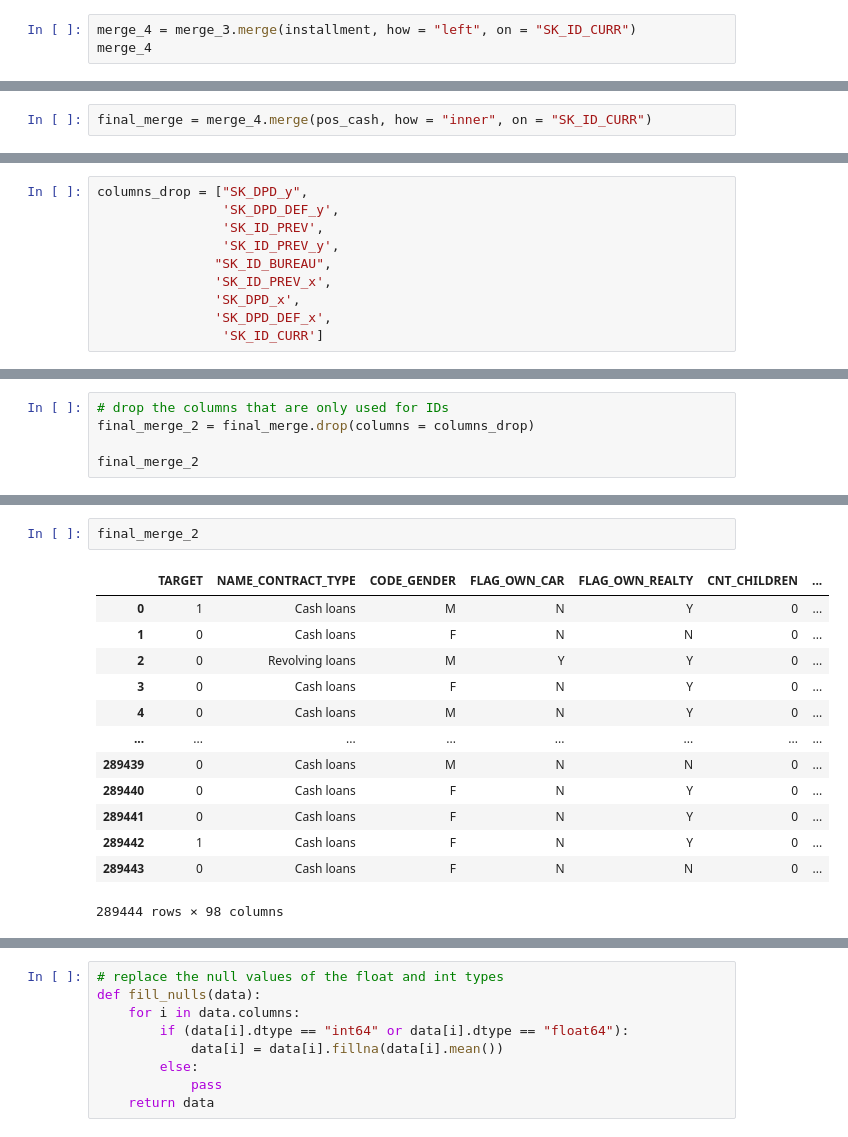
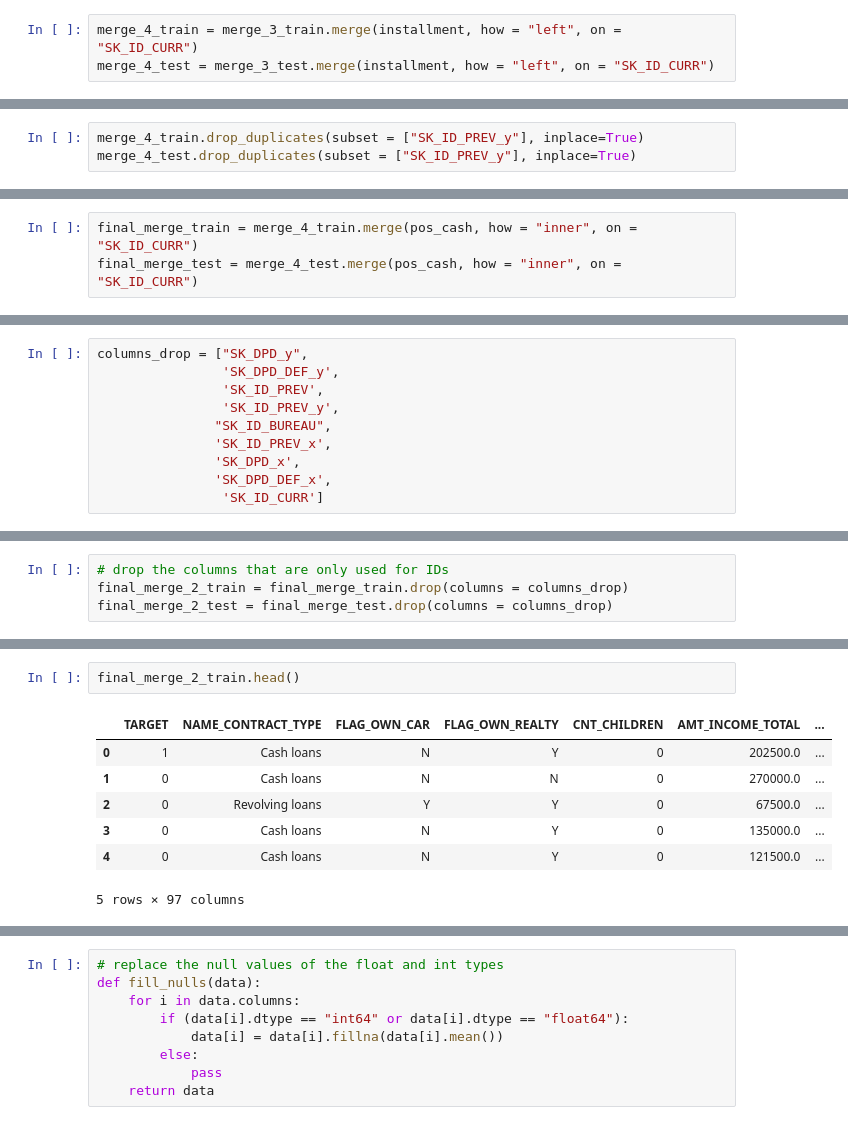
Before and after one commit to justinm329/Home_Credit_Risk, a Jupyter notebook: Credit_Risk.ipynb, the cells around one changed output, grey strips where cells are left out. Saved outputs shown, nothing was run; the diff lists cells and outputs as text.

```diff
--- a/Credit_Risk.ipynb
+++ b/Credit_Risk.ipynb
@@ -654,5 +720,5 @@ installment
 | 13585675 | 1847946 | 405063 | 0.0 | 24 | -2543.0 | ... |
 339587 rows × 8 columns
 # %%
-merge_4 = merge_3.merge(installment, how = "left", on = "SK_ID_CURR")
-merge_4
+merge_4_train = merge_3_train.merge(installment, how = "left", on = "SK_ID_CURR")
+merge_4_test = merge_3_test.merge(installment, how = "left", on = "SK_ID_CURR")
@@ -684,0 +739,3 @@ merge_4["SK_ID_CURR"].duplicated().sum()
+# %%
+merge_4_train.drop_duplicates(subset = ["SK_ID_PREV_y"], inplace=True)
+merge_4_test.drop_duplicates(subset = ["SK_ID_PREV_y"], inplace=True)
@@ -766,4 +848,5 @@ pos_cash["SK_ID_CURR"].duplicated().sum()
 # %%
 pos_cash.drop_duplicates(subset = ["SK_ID_CURR"], inplace=True)
 # %%
-final_merge = merge_4.merge(pos_cash, how = "inner", on = "SK_ID_CURR")
+final_merge_train = merge_4_train.merge(pos_cash, how = "inner", on = "SK_ID_CURR")
+final_merge_test = merge_4_test.merge(pos_cash, how = "inner", on = "SK_ID_CURR")
@@ -864,5 +999,4 @@ columns_drop = ["SK_DPD_y",
 # %%
 # drop the columns that are only used for IDs
-final_merge_2 = final_merge.drop(columns = columns_drop)
-
-final_merge_2
+final_merge_2_train = final_merge_train.drop(columns = columns_drop)
+final_merge_2_test = final_merge_test.drop(columns = columns_drop)
@@ -904,16 +1045,10 @@ NAME_CONTRACT_STATUS_y
 # %%
-final_merge_2
+final_merge_2_train.head()
 # %% [output]
-|  | TARGET | NAME_CONTRACT_TYPE | CODE_GENDER | FLAG_OWN_CAR | FLAG_OWN_REALTY | CNT_CHILDREN | ... |
-| 0 | 1 | Cash loans | M | N | Y | 0 | ... |
-| 1 | 0 | Cash loans | F | N | N | 0 | ... |
-| 2 | 0 | Revolving loans | M | Y | Y | 0 | ... |
-| 3 | 0 | Cash loans | F | N | Y | 0 | ... |
-| 4 | 0 | Cash loans | M | N | Y | 0 | ... |
-| ... | ... | ... | ... | ... | ... | ... | ... |
-| 289439 | 0 | Cash loans | M | N | N | 0 | ... |
-| 289440 | 0 | Cash loans | F | N | Y | 0 | ... |
-| 289441 | 0 | Cash loans | F | N | Y | 0 | ... |
-| 289442 | 1 | Cash loans | F | N | Y | 0 | ... |
-| 289443 | 0 | Cash loans | F | N | N | 0 | ... |
+|  | TARGET | NAME_CONTRACT_TYPE | FLAG_OWN_CAR | FLAG_OWN_REALTY | CNT_CHILDREN | AMT_INCOME_TOTAL | ... |
+| 0 | 1 | Cash loans | N | Y | 0 | 202500.0 | ... |
+| 1 | 0 | Cash loans | N | N | 0 | 270000.0 | ... |
+| 2 | 0 | Revolving loans | Y | Y | 0 | 67500.0 | ... |
+| 3 | 0 | Cash loans | N | Y | 0 | 135000.0 | ... |
+| 4 | 0 | Cash loans | N | Y | 0 | 121500.0 | ... |
-289444 rows × 98 columns
+5 rows × 97 columns
```
Also changed, not shown: parts of 134 cells of this notebook.
